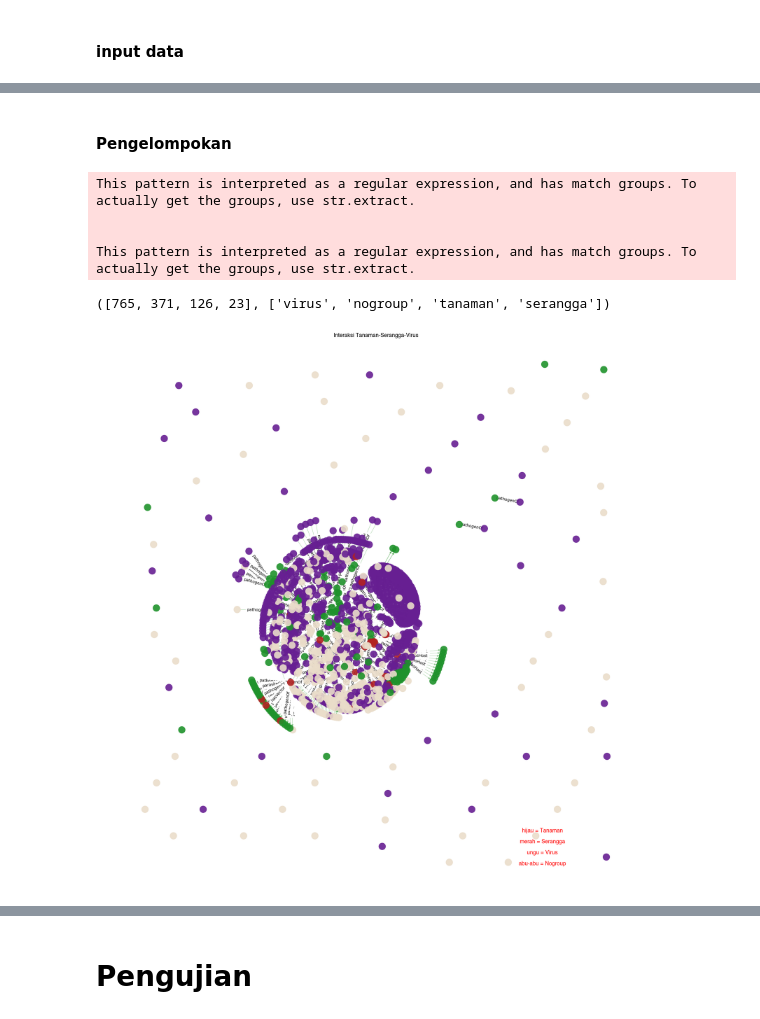
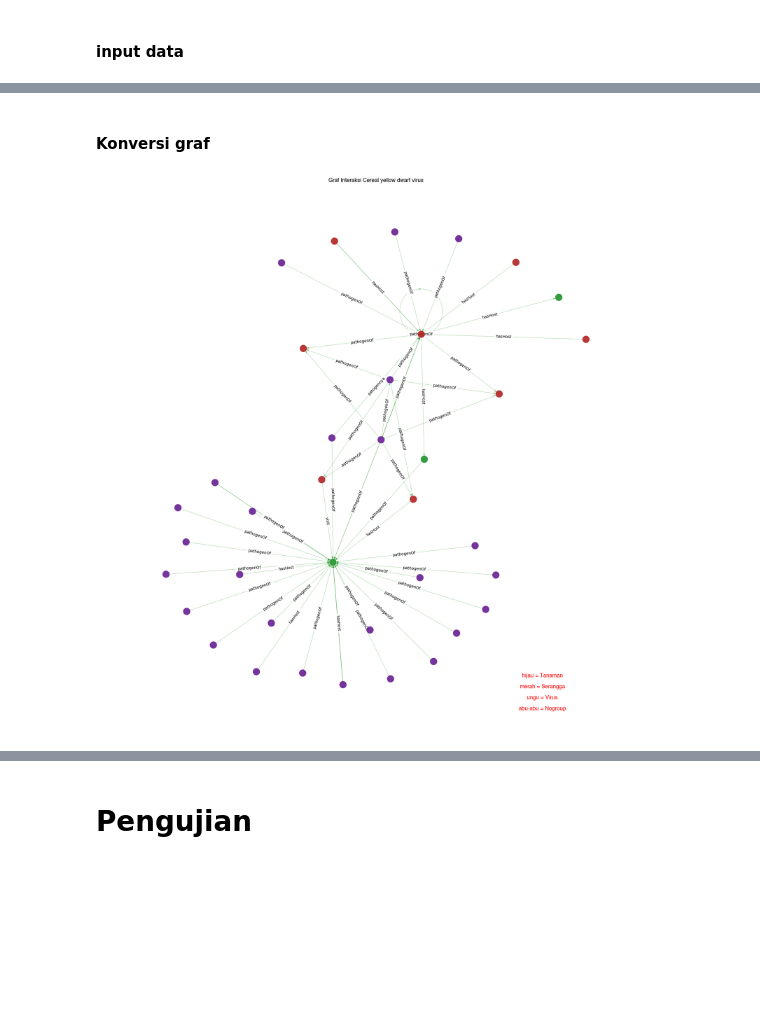
Before and after one commit to kikiraihan/plant-virus-vector, a Jupyter notebook: proses_modulated_7_maret_2023.ipynb, the cells around one changed output, grey strips where cells are left out. Saved outputs shown, nothing was run; the diff lists cells and outputs as text; code cells hidden in the pictures; blank space fills up the shorter version.

```diff
--- a/proses_modulated_7_maret_2023.ipynb
+++ b/proses_modulated_7_maret_2023.ipynb
@@ -95,0 +84,9 @@ for x,i in enumerate(takson):
+# %%
+# pra-proses khusus proses
+# hapus serangga yg cuma famili mengikuti acuan. soalnya klo cuma tampil famili apa gunanya?
+filter_genus_sampai_species_null=(
+    (df_node.genus.isnull()) &
+    (df_node.species.isnull()) &
+    (df_node['class']=='NCBI:50557_Insecta')
+)
+df_node,df_edge = removeNodeAndEdgeByFilter(df_node[filter_genus_sampai_species_null], df_node,df_edge)
@@ -95,0 +107,9 @@ for x,i in enumerate(takson):
+# %%
+# pra-proses khusus proses
+# eksperimen tambahan. bikin fakta tambahan, yaitu relasi virus utama dengan acuan
+virus_utama=df_node[df_node.virus_utama==True].taxon_id.to_list()
+serangga_acuan=contains_string_entire_column(df_node,acuan_).taxon_id.to_list()
+
+for i in virus_utama:
+    for j in serangga_acuan:
+        df_edge.loc[len(df_edge),['source_taxon_id','target_taxon_id','interaction_type']] = [i,j,'pathogenOf']
@@ -96,30 +119,2 @@ for x,i in enumerate(takson):
 # %% [markdown]
-#### Pengelompokan
+#### Konversi graf
-# %%
-# 3
-# pengelompokan
-# Binning of the data based on serangga, virus, tanaman, nogroup
-filter_tanaman = df_node['kingdom']=='NCBI:33090_Viridiplantae'
-filter_virus = (
-    (df_node['superkingdom']=='NCBI:10239_Viruses')
-    | (df_node.taxon_name.str.contains(r'\b(virus\w*|\w*virus)\b',case=False))
-    | (df_node.taxon_path.str.contains(r'\b(virus\w*|\w*virus)\b', case=False))
-    #jika berawalan atau berakhiran kata virus
-)
-filter_serangga = ((df_node['class']=='NCBI:50557_Insecta') )#& (df_node['order']!='NCBI:7399_Hymenoptera')) #dan bukan lebah hymenoptera
-# df_node['kingdom']=='NCBI:33208_Metazoa' and (df_node['phylum']=='NCBI:6656_Arthropoda' and
-#ini jadi dilema, ada kalau ingin memasukan artropoda lain misal, laba2 maka pake or. untuk saat ini fokus ke insect
-
-df_node.loc[filter_tanaman, ['group','color']] = ["tanaman",'#1f922b'] #hijau
-df_node.loc[filter_virus, ['group','color']] = ['virus','#671f92'] #ungu
-df_node.loc[filter_serangga, ['group','color']] = ['serangga','#b22222'] #merah
-df_node.loc[(
-    (filter_tanaman==False) &
-    (filter_virus==False) &
-    (filter_serangga==False)
-    ),['group','color']] = ['nogroup','#EADDCA'] #abu-abu
-# %% [output]
-This pattern is interpreted as a regular expression, and has match groups. To actually get the groups, use str.extract.
-
-
-This pattern is interpreted as a regular expression, and has match groups. To actually get the groups, use str.extract.
@@ -140,7 +121,3 @@ fig.show()
-# %%
-slices,labels
-# %% [output]
-([765, 371, 126, 23], ['virus', 'nogroup', 'tanaman', 'serangga'])
 # %%
 #3
 #konversi graph
@@ -201,7 +178,7 @@ nx.draw_networkx_edge_labels(G, pos=pos, edge_labels=edge_labels)
 
 # Title/legend
 font = {"fontname": "Helvetica", "color": "k", "fontweight": "bold", "fontsize": 14}
-ax.set_title("Interaksi Tanaman-Serangga-Virus", font)
+ax.set_title("Graf Interaksi "+nama_virus, font)
 # Change font color for legend
 font["color"] = "r"
 
@@ -219,32 +196,32 @@ ax.text(
     "merah = Serangga",
     horizontalalignment="center",
     transform=ax.transAxes,
     fontdict=font,
 )
 
 ax.text(
     0.80,
     0.06,
     "ungu = Virus",
     horizontalalignment="center",
     transform=ax.transAxes,
     fontdict=font,
 )
 
 ax.text(
     0.80,
     0.04,
     "abu-abu = Nogroup",
     horizontalalignment="center",
     transform=ax.transAxes,
     fontdict=font,
 )
 
 # Resize figure for label readibility
 ax.margins(0.1, 0.05)
 fig.tight_layout()
 plt.axis("off")
 plt.show()
 # %% [output]
-[figure, old version]
+[figure, new version]
 # %%
```
Also changed, not shown: parts of 35 cells of this notebook, 39 other files.
